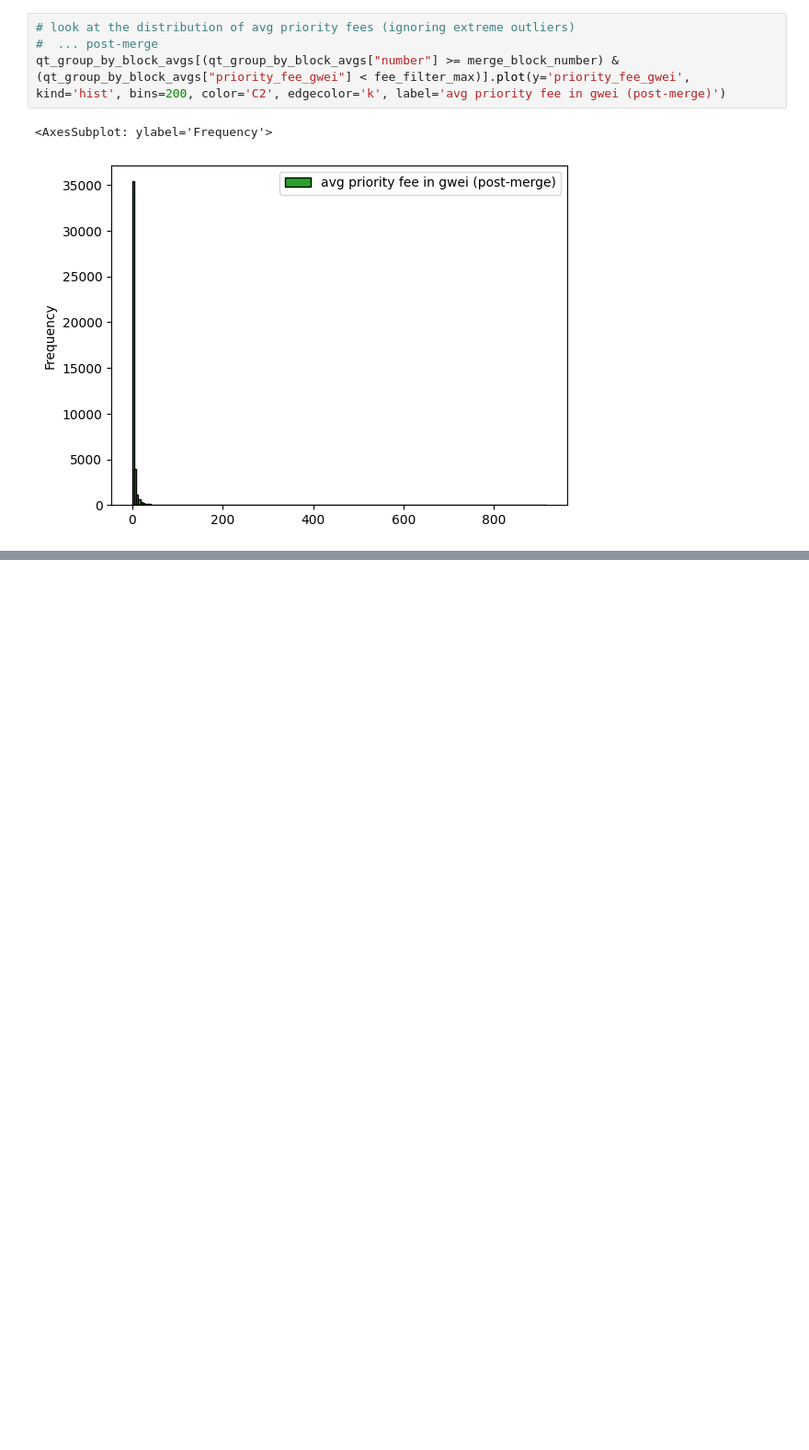
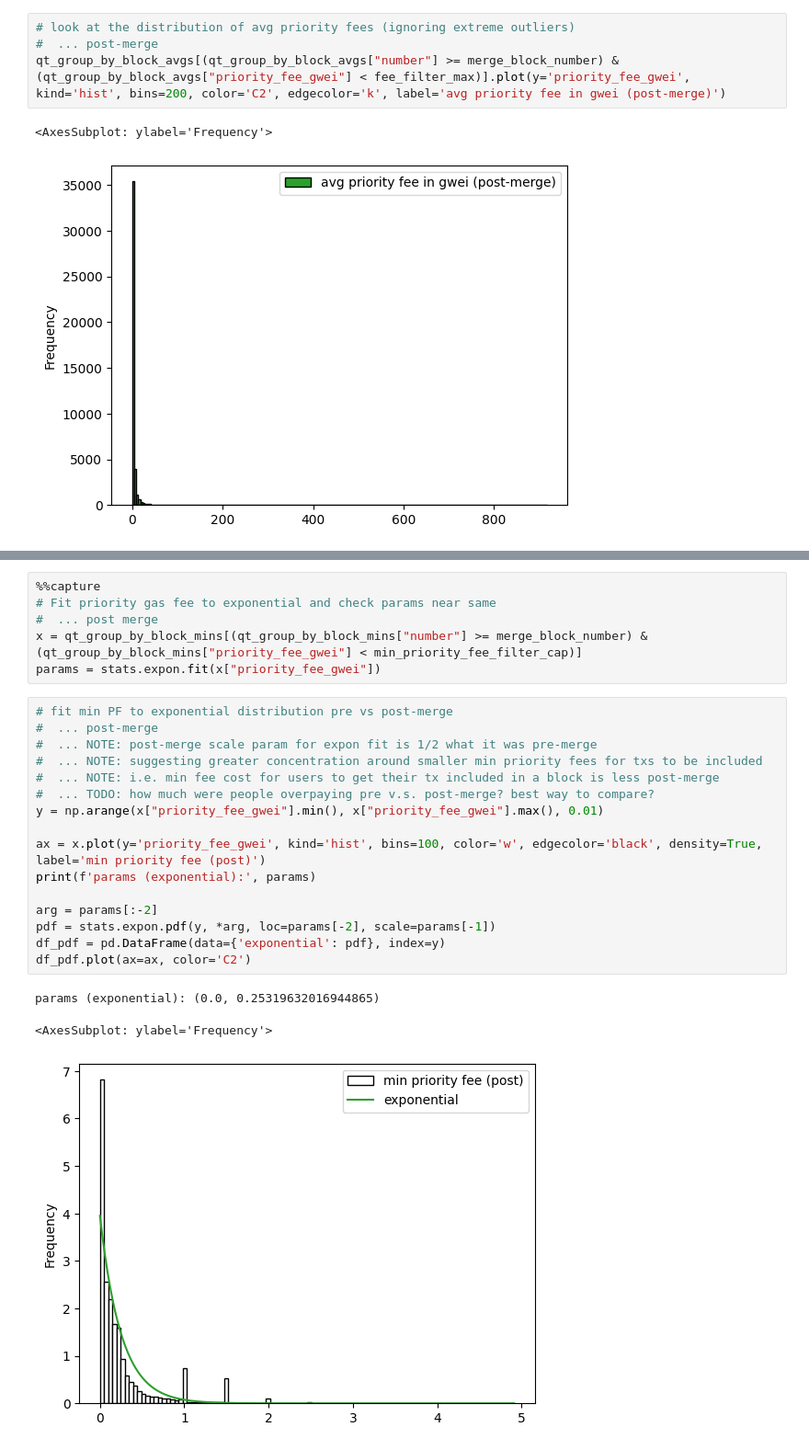
Before and after one commit to fmrmf/merge-challenge, a Jupyter notebook: notebook/transactions.ipynb, the cells around one changed output, grey strips where cells are left out. Shown at 92% size. Drawn from its saved outputs; the diff is of its cells as text; blank space fills up the shorter version.

```diff
--- a/notebook/transactions.ipynb
+++ b/notebook/transactions.ipynb
@@ -554,0 +605,26 @@ qt_group_by_block_mins[(qt_group_by_block_mins["number"] >= merge_block_number)
+# %%
+%%capture
+# Fit priority gas fee to exponential and check params near same
+#  ... post merge
+x = qt_group_by_block_mins[(qt_group_by_block_mins["number"] >= merge_block_number) & (qt_group_by_block_mins["priority_fee_gwei"] < min_priority_fee_filter_cap)]
+params = stats.expon.fit(x["priority_fee_gwei"])
+# %%
+# fit min PF to exponential distribution pre vs post-merge
+#  ... post-merge
+#  ... NOTE: post-merge scale param for expon fit is 1/2 what it was pre-merge
+#  ... NOTE: suggesting greater concentration around smaller min priority fees for txs to be included
+#  ... NOTE: i.e. min fee cost for users to get their tx included in a block is less post-merge
+#  ... TODO: how much were people overpaying pre v.s. post-merge? best way to compare?
+y = np.arange(x["priority_fee_gwei"].min(), x["priority_fee_gwei"].max(), 0.01)
+
+ax = x.plot(y='priority_fee_gwei', kind='hist', bins=100, color='w', edgecolor='black', density=True, label='min priority fee (post)')
+print(f'params (exponential):', params)
+
+arg = params[:-2]
+pdf = stats.expon.pdf(y, *arg, loc=params[-2], scale=params[-1])
+df_pdf = pd.DataFrame(data={'exponential': pdf}, index=y)
+df_pdf.plot(ax=ax, color='C2')
+# %% [output]
+params (exponential): (0.0, 0.25319632016944865)
+<AxesSubplot: ylabel='Frequency'>
+[figure, added]
```
Also changed, not shown: parts of 54 cells of this notebook.
